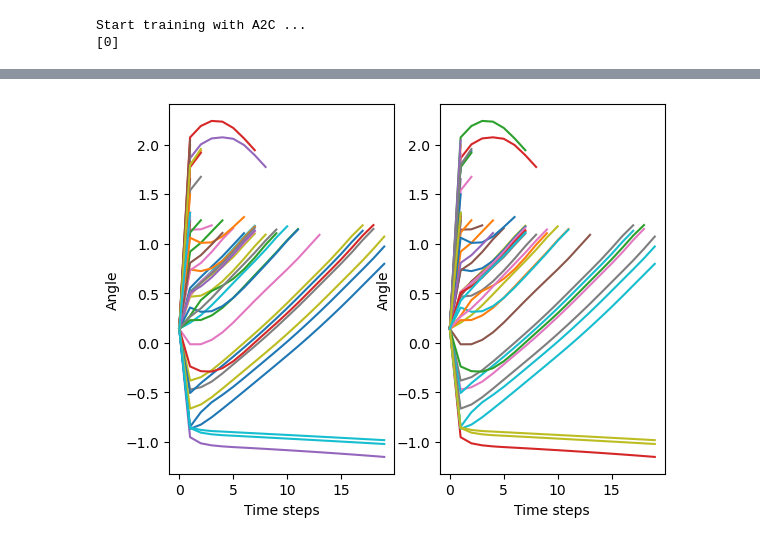
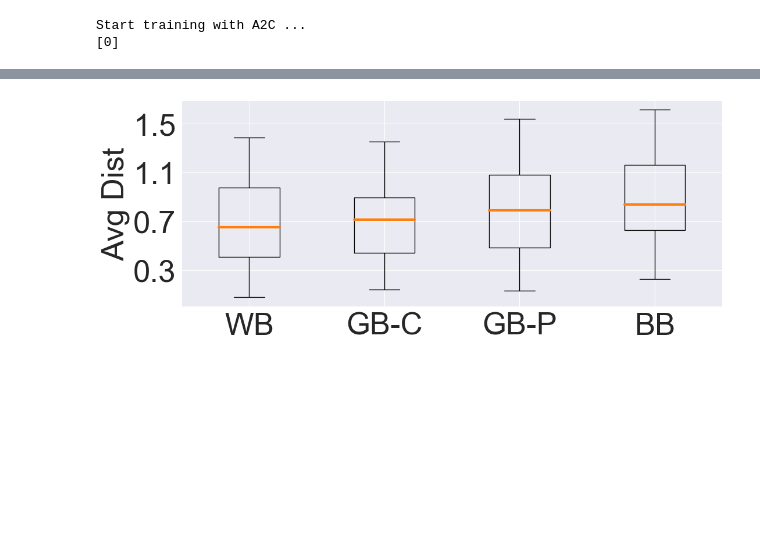
Before and after one commit to ShixiongJiang/attack_nnController, a Jupyter notebook: benchmark/no_deadline_avoid_sac_ASAP_k.ipynb, the cells around one changed output, grey strips where cells are left out. Cells and saved outputs as stored; diff of their text form; code cells hidden in the pictures; blank space fills up the shorter version.

```diff
--- a/benchmark/no_deadline_avoid_sac_ASAP_k.ipynb
+++ b/benchmark/no_deadline_avoid_sac_ASAP_k.ipynb
@@ -308,6 +311,8 @@ for j in range(1000):
         if dist <= env.target_norm_radius: # stop
             num_reached += 1
             break
+        if done:
+            env.reset()
     dims0.append(dim0)
     dims1.append(dim1)
     dims2.append(dim2)
@@ -468,7 +478,6 @@ def safe_attack(env, state, model, epsilon):
 # white box
 norm = float('inf')
 res_list = []
-epsilon = 0.5
 policy = None
 args = None
 env = DCEnv()
@@ -495,7 +504,7 @@ clean_num_reached = 0
 clean_number_violate = 0
 clean_obs_dist_list = []
 clean_dist_list = []
-for epsilon in [0.2, 0.5, 0.7]:
+for epsilon in [0.1, 0.2, 0.3, 0.4, 0.5]:
     num_reached = 0
     number_violate = 0
 
@@ -510,8 +519,8 @@ for epsilon in [0.2, 0.5, 0.7]:
 
             # action = model.predict(state, deterministic=True)
             # pertub_action = safe_attack(env, state, model, epsilon, policy, norm, args)
-            attack = safe_attack(env, state, model, epsilon)
-
+            attack = white_attack(env, state, model,surro_model=None, adv_model=None,  epsilon=epsilon)
+            # print(attack)
             pertub_state = state + attack
             # pertub_state = state
             # print(pertub_state, state)
@@ -534,6 +543,8 @@ for epsilon in [0.2, 0.5, 0.7]:
             if dist <= env.target_norm_radius: # stop
                 num_reached += 1
                 break
+            if done:
+                env.reset()
 
         # print(obs_dists)
         # print('++++++++++++++++')
@@ -613,9 +629,9 @@ for k in [10]:
     env.k = k
     print('Start training with A2C ...')
     # learning_rate = 1e-3, n_steps = 1024, tune these
-    surro_model = DDPG("MlpPolicy", env, verbose=0)
-#     surro_model = PPO.load('PPO_motor_1.zip', env=env)
-    surro_model.learn(total_timesteps=1000000, progress_bar=False)
+    surro_model = SAC("MlpPolicy", env, verbose=0)
+    # surro_model = A2C.load('surro_A2C_motor_1.zip', env=env)
+    surro_model.learn(total_timesteps=500000, progress_bar=False)
     vec_env = surro_model.get_env()
     obs = vec_env.reset()
     env = DCEnv()
@@ -651,6 +667,8 @@ for k in [10]:
             if dist <= env.target_norm_radius: # stop
                 num_reached += 1
                 break
+            if done:
+                break
         dims0.append(dim0)
         dims1.append(dim1)
         dims2.append(dim2)
@@ -1739,17 +1742,45 @@ done
 # %%
-plt.subplot(1,2,1)
-for i in range(50):
-    plt.plot(dims0[i])
-plt.plot()
-plt.xlabel('Time steps')
-plt.ylabel('Angle')
-# plt.show()
-plt.subplot(1,2,2)
-for i in range(50):
-    plt.plot(surro_dims0[i])
-plt.plot()
-plt.xlabel('Time steps')
-plt.ylabel('Angle')
+import matplotlib.pyplot as plt
+import numpy as np
+white_ave = []
+black_ave = []
+grey_c_ave = []
+grey_s_ave = []
+
+with open(r'dcmotor_white_dist.txt', 'r') as fp:
+    white_ave = [float(x)  for x in fp.read().split()]
+    # print(white_ave)
+
+with open(r'dcmotor_black_dist.txt', 'r') as fp:
+    black_ave = [float(x)+0.15 for x in fp.read().split()]
+
+with open(r'dcmotor_grey_c_dist.txt', 'r') as fp:
+    grey_c_ave = [float(x) for x in fp.read().split()]
+
+with open(r'dcmotor_grey_s_dist.txt', 'r') as fp:
+    grey_s_ave = [float(x) for x in fp.read().split()]
+
+# fig = plt.figure()
+#
+# fig.set_figheight(3)
+# fig.set_figwidth(9)
+
+
+fig, ax = plt.subplots()
+fig.set_figheight(4.6)
+fig.set_figwidth(12)
+plt.yticks(fontsize=38)
+plt.xticks(fontsize=38)
+ax.yaxis.set_ticks(np.arange(-0.1, 2.4, 0.4))
+data = [white_ave, grey_c_ave, grey_s_ave, black_ave]
+B = ax.boxplot(data, medianprops=dict(linewidth=3), labels=("WB","GB-C","GB-P", 'BB'))
+plt.ylabel('Avg Dist', fontsize=38)
+middle = [item.get_ydata()[1] for item in B['medians']]
+
+
+# plt.legend()
+plt.savefig('box_dcmotor.pdf', bbox_inches='tight', dpi=500)
+
 plt.show()
 # %% [output]
-[figure, old version]
+[figure, new version]
```
Also changed, not shown: parts of 18 cells of this notebook, 22 other files.
